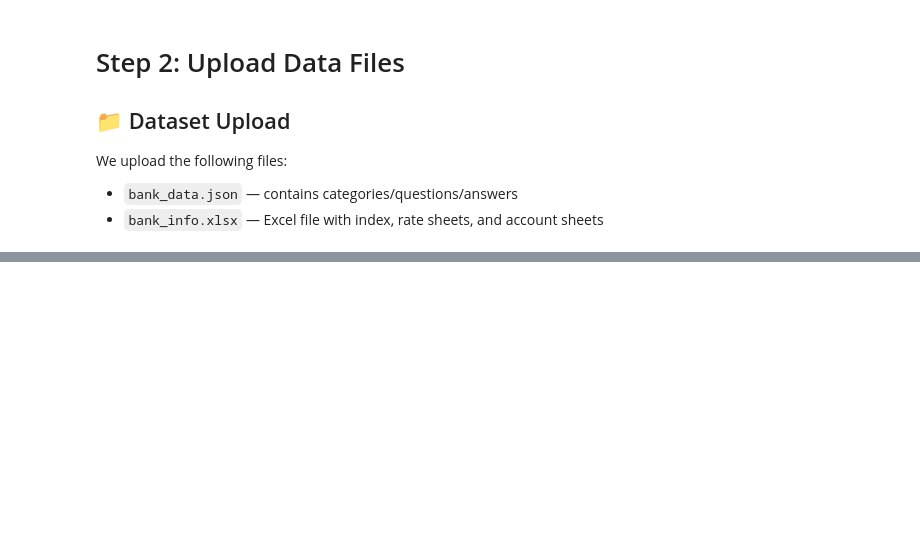
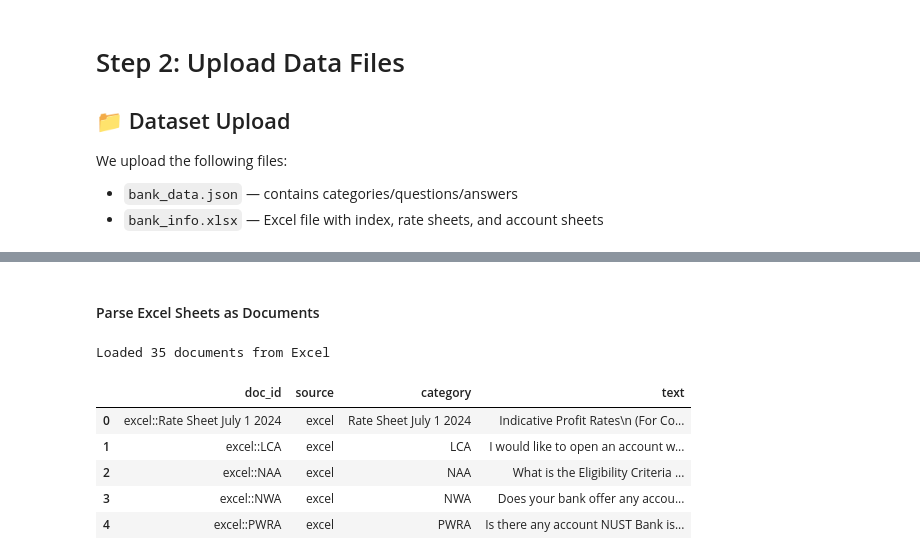
Before and after one commit to NavairaRehman/B.A.S.I.C, a Jupyter notebook: BASIC.ipynb, the cells around one changed output, grey strips where cells are left out. Saved outputs shown, nothing was run; the diff lists cells and outputs as text; code cells hidden in the pictures; blank space fills up the shorter version.

```diff
--- a/BASIC.ipynb
+++ b/BASIC.ipynb
@@ -40,0 +88,27 @@ We upload the following files:
+# %% [markdown]
+#### Parse Excel Sheets as Documents
+# %%
+# We'll treat each Excel sheet (beyond the first index sheet) as one document by concatenating all its text.
+excel_docs = []
+for sheet in excel_data.sheet_names[1:]:  # skip the first “index” sheet
+    df_sheet = excel_data.parse(sheet).fillna('').astype(str)
+    # Flatten every cell in the sheet into one long string
+    text = ' '.join(df_sheet.values.flatten().tolist())
+    excel_docs.append({
+        'doc_id': f"excel::{sheet}",
+        'source': 'excel',
+        'category': sheet,
+        'text': text
+    })
+
+df_excel = pd.DataFrame(excel_docs)
+print(f"Loaded {len(df_excel)} documents from Excel")
+df_excel.head()
+# %% [output]
+Loaded 35 documents from Excel
+|  | doc_id | source | category | text |
+| 0 | excel::Rate Sheet July 1 2024 | excel | Rate Sheet July 1 2024 | Indicative Profit Rates\n (For Co... |
+| 1 | excel::LCA | excel | LCA | I would like to open an account w... |
+| 2 | excel::NAA | excel | NAA | What is the Eligibility Criteria ... |
+| 3 | excel::NWA | excel | NWA | Does your bank offer any accou... |
+| 4 | excel::PWRA | excel | PWRA | Is there any account NUST Bank is... |
```
Also changed, not shown: parts of 17 cells of this notebook.
